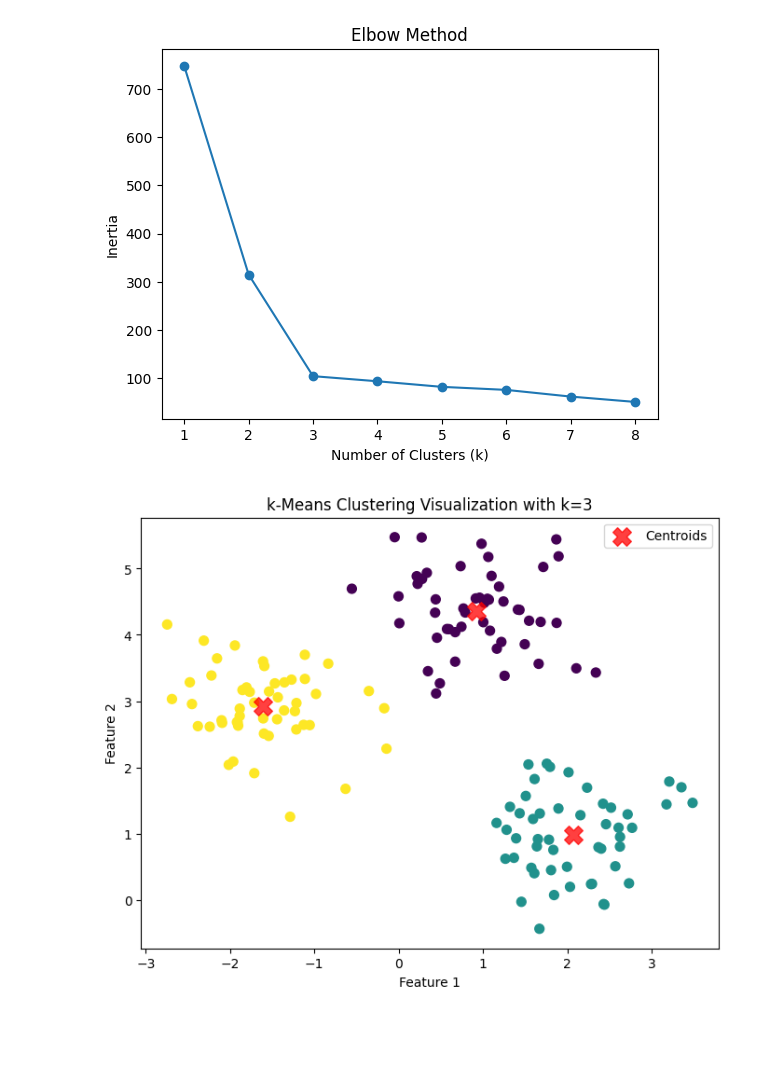
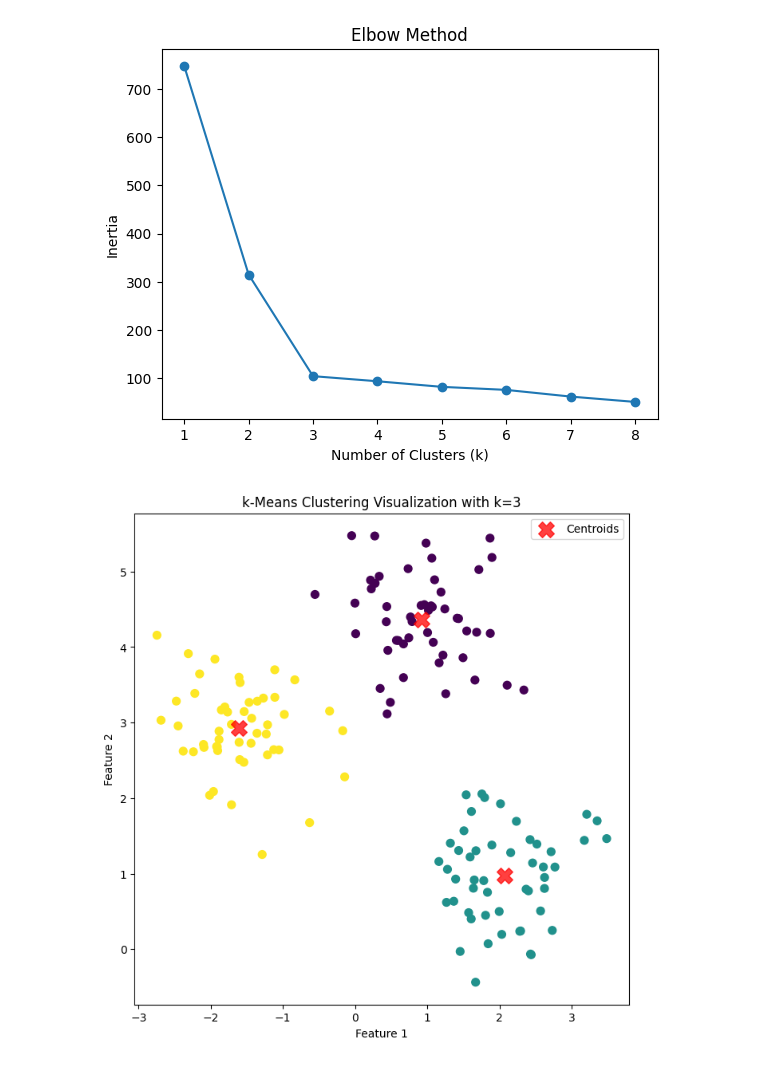
Before and after one commit to amanchoudhary1812/Pattern-Recognition, a Jupyter notebook: Experiment4.ipynb, the cells around one changed output. Saved outputs shown, nothing was run; the diff lists cells and outputs as text; code cells hidden in the pictures; blank space fills up the shorter version.

```diff
--- a/Experiment4.ipynb
+++ b/Experiment4.ipynb
@@ -36,14 +36,14 @@ optimal_k = 3
 kmeans = KMeans(n_clusters=optimal_k, random_state=52)
 y_kmeans = kmeans.fit_predict(X)
 # %%
-plt.figure(figsize=(8, 6))
+plt.figure(figsize=(8, 8))
 plt.scatter(X[:, 0], X[:, 1], c=y_kmeans, s=50, cmap='viridis')
 centers = kmeans.cluster_centers_
 plt.scatter(centers[:, 0], centers[:, 1], c='red', s=200, alpha=0.75, marker='X', label='Centroids')
 plt.title(f"k-Means Clustering Visualization with k={optimal_k}")
 plt.xlabel("Feature 1")
 plt.ylabel("Feature 2")
 plt.legend()
 plt.show()
 # %% [output]
-[figure, old version]
+[figure, new version]
```
